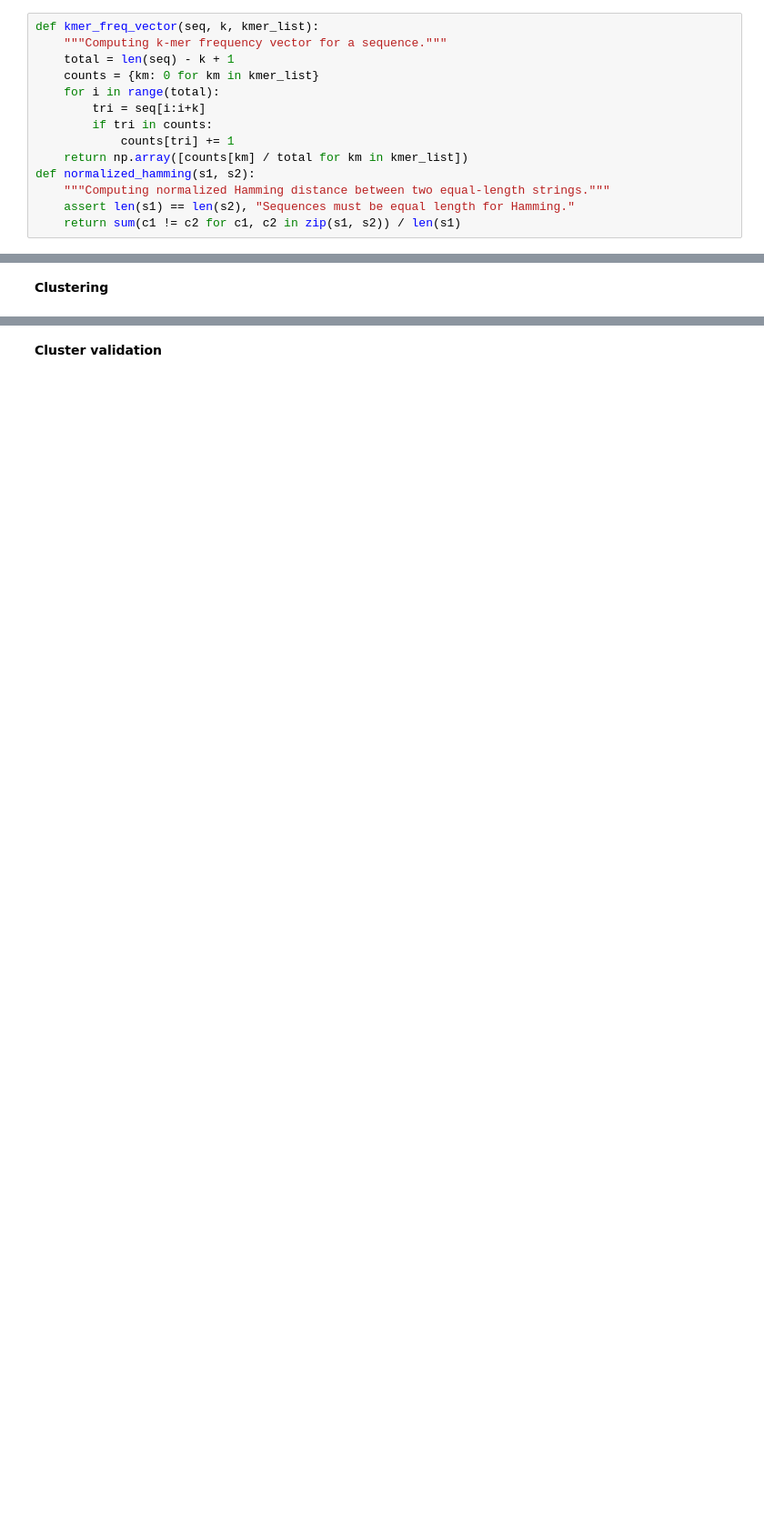
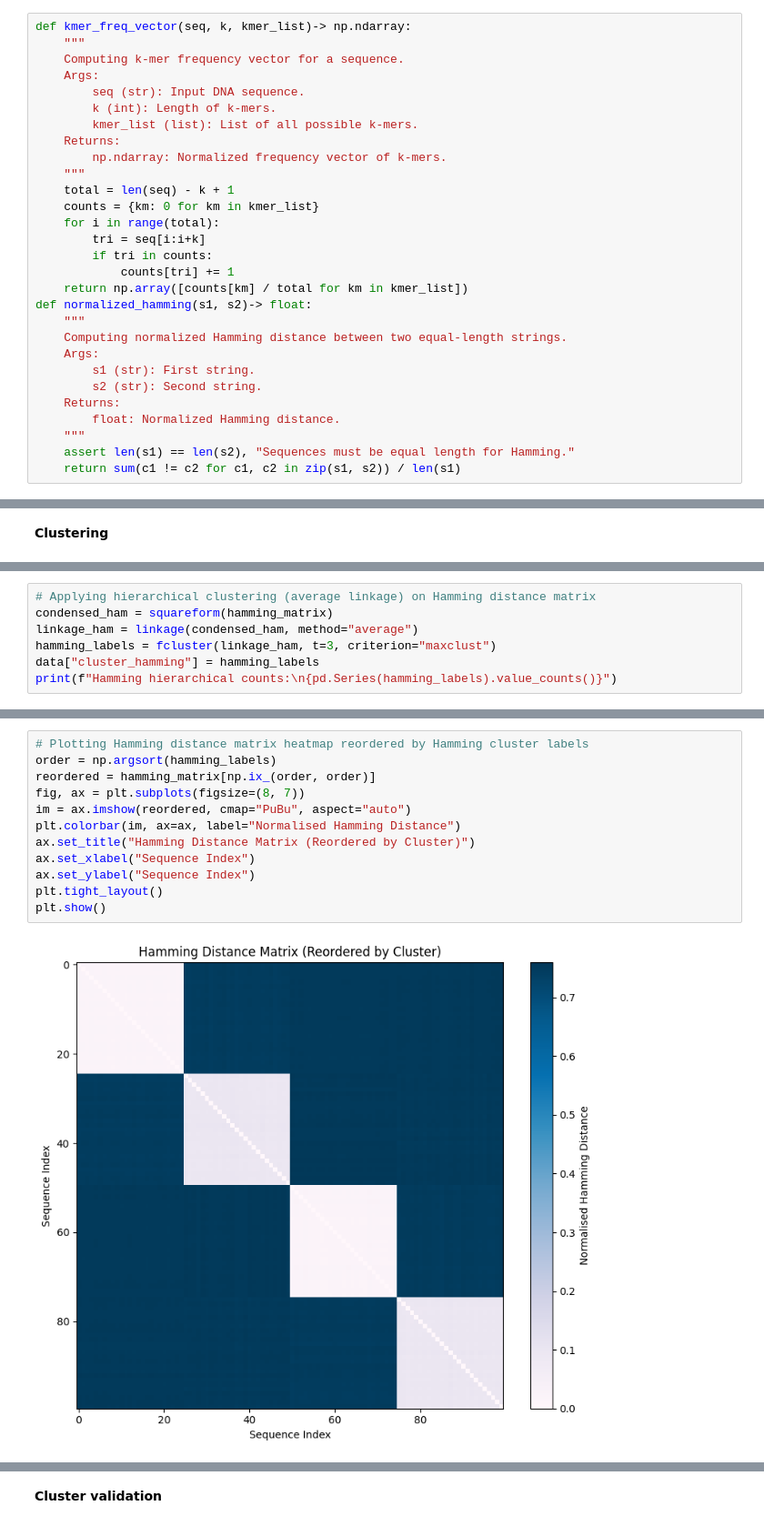
Before and after one commit to Shravani018/ml_2_group1, a Jupyter notebook: Assignment3/ML2_Group1_Assignment3.ipynb, the cells around one changed output, grey strips where cells are left out. Shown at 91% size. Cells and saved outputs as stored; diff of their text form; blank space fills up the shorter version.

```diff
--- a/Assignment3/ML2_Group1_Assignment3.ipynb
+++ b/Assignment3/ML2_Group1_Assignment3.ipynb
@@ -122,8 +126,16 @@ plt.show()
 # %% [markdown]
 **Sequence representation**
 # %%
-def kmer_freq_vector(seq, k, kmer_list):
-    """Computing k-mer frequency vector for a sequence."""
+def kmer_freq_vector(seq, k, kmer_list)-> np.ndarray:
+    """
+    Computing k-mer frequency vector for a sequence.
+    Args:
+        seq (str): Input DNA sequence.
+        k (int): Length of k-mers.
+        kmer_list (list): List of all possible k-mers.
+    Returns:
+        np.ndarray: Normalized frequency vector of k-mers.
+    """
     total = len(seq) - k + 1
     counts = {km: 0 for km in kmer_list}
     for i in range(total):
@@ -131,7 +143,14 @@ def kmer_freq_vector(seq, k, kmer_list):
         if tri in counts:
             counts[tri] += 1
     return np.array([counts[km] / total for km in kmer_list])
-def normalized_hamming(s1, s2):
-    """Computing normalized Hamming distance between two equal-length strings."""
+def normalized_hamming(s1, s2)-> float:
+    """
+    Computing normalized Hamming distance between two equal-length strings.
+    Args:
+        s1 (str): First string.
+        s2 (str): Second string.
+    Returns:
+        float: Normalized Hamming distance.
+    """
     assert len(s1) == len(s2), "Sequences must be equal length for Hamming."
     return sum(c1 != c2 for c1, c2 in zip(s1, s2)) / len(s1)
@@ -165,0 +204,7 @@ Mean pairwise distance: 0.5829
+# %%
+# Applying hierarchical clustering (average linkage) on Hamming distance matrix
+condensed_ham = squareform(hamming_matrix)
+linkage_ham = linkage(condensed_ham, method="average")
+hamming_labels = fcluster(linkage_ham, t=3, criterion="maxclust")
+data["cluster_hamming"] = hamming_labels
+print(f"Hamming hierarchical counts:\n{pd.Series(hamming_labels).value_counts()}")
@@ -165,0 +238,14 @@ Mean pairwise distance: 0.5829
+# %%
+# Plotting Hamming distance matrix heatmap reordered by Hamming cluster labels
+order = np.argsort(hamming_labels)
+reordered = hamming_matrix[np.ix_(order, order)]
+fig, ax = plt.subplots(figsize=(8, 7))
+im = ax.imshow(reordered, cmap="PuBu", aspect="auto")
+plt.colorbar(im, ax=ax, label="Normalised Hamming Distance")
+ax.set_title("Hamming Distance Matrix (Reordered by Cluster)")
+ax.set_xlabel("Sequence Index")
+ax.set_ylabel("Sequence Index")
+plt.tight_layout()
+plt.show()
+# %% [output]
+[figure, added]
```
Also changed, not shown: parts of 24 cells of this notebook.
